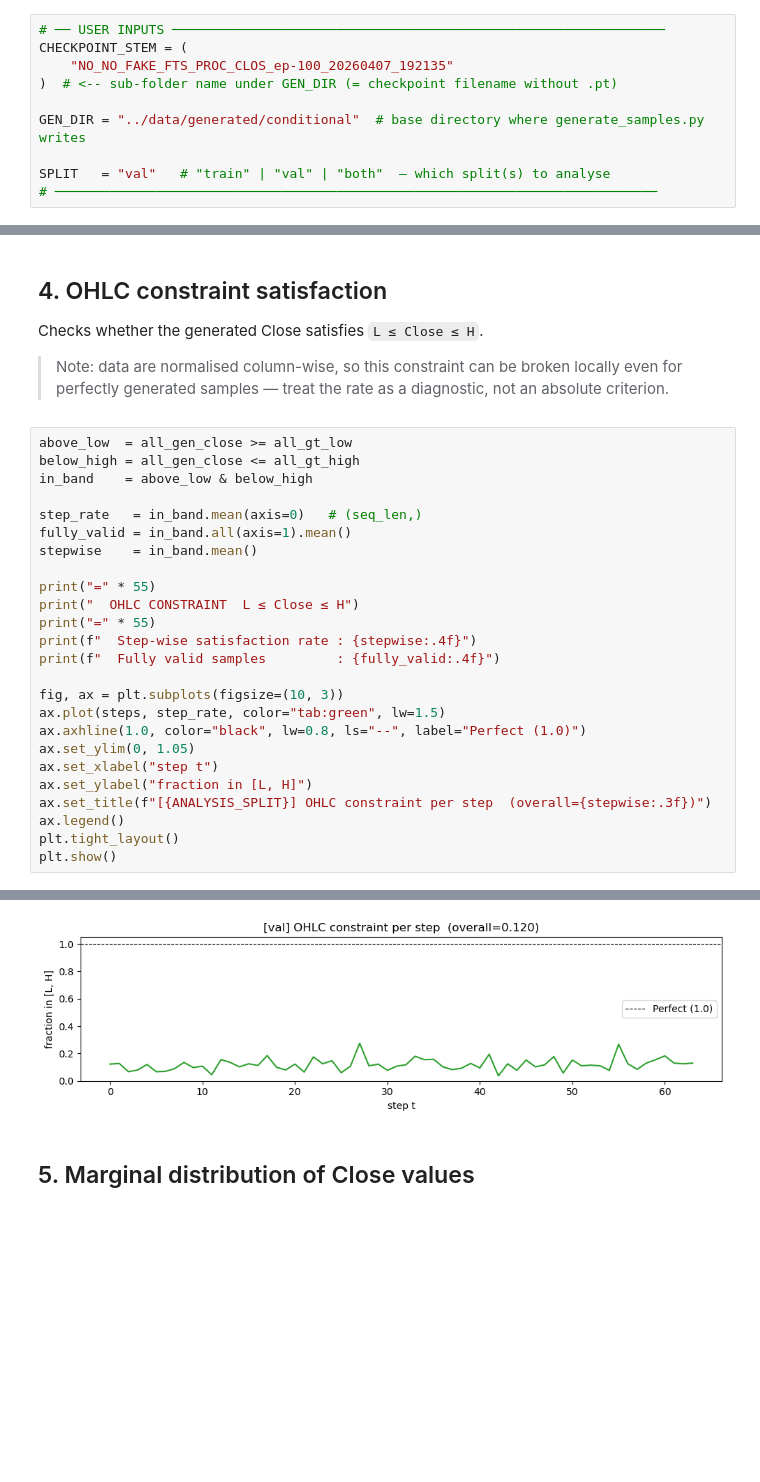
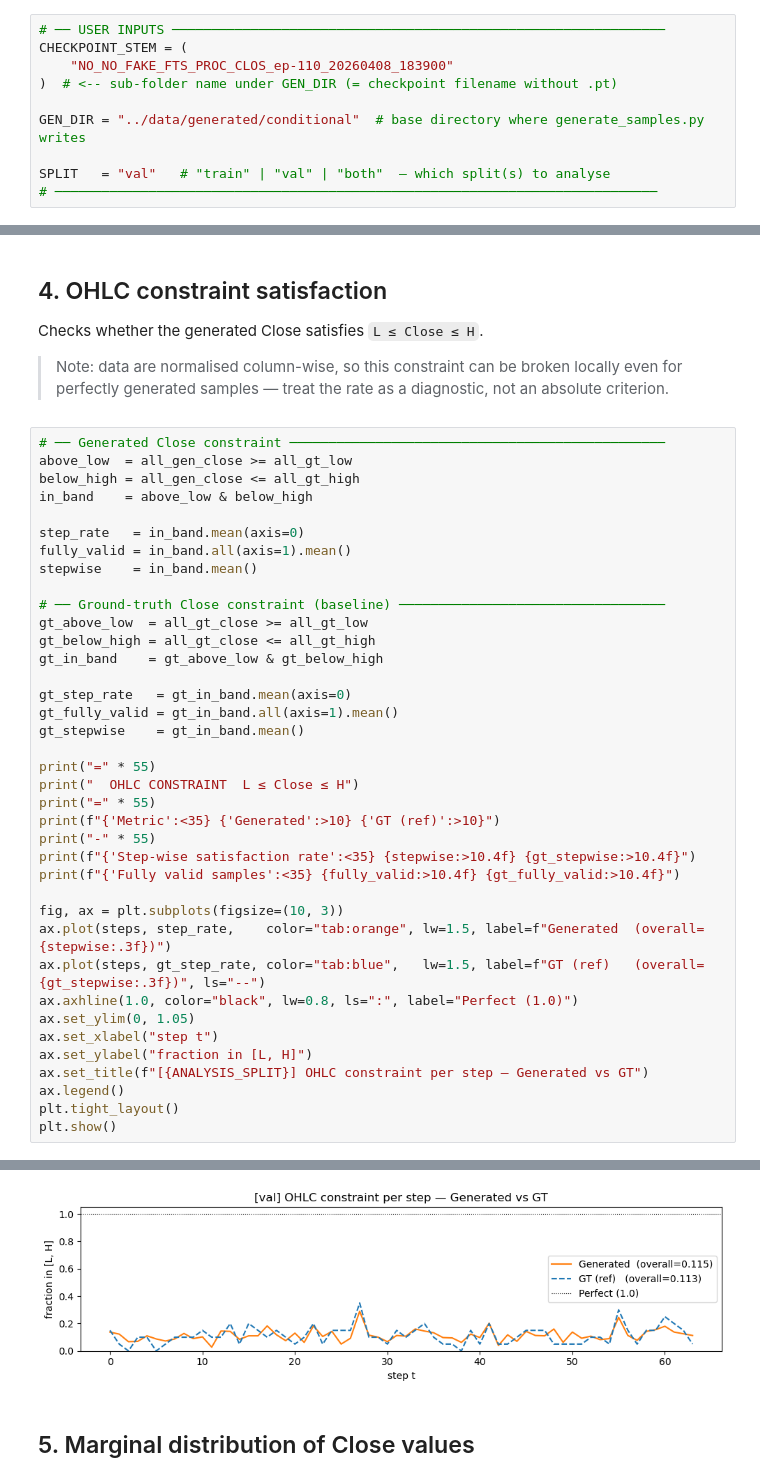
Before and after one commit to GiacomoNegri/Master-Thesis, a Jupyter notebook: notebooks/OHLC_conditional_csv_analysis.ipynb, the cells around one changed output, grey strips where cells are left out. Cells and saved outputs as stored; diff of their text form; blank space fills up the shorter version.

```diff
--- a/notebooks/OHLC_conditional_csv_analysis.ipynb
+++ b/notebooks/OHLC_conditional_csv_analysis.ipynb
@@ -20,7 +20,7 @@ CSV schemas
 # %%
 # ── USER INPUTS ───────────────────────────────────────────────────────────────
 CHECKPOINT_STEM = (
-    "NO_NO_FAKE_FTS_PROC_CLOS_ep-100_20260407_192135"
+    "NO_NO_FAKE_FTS_PROC_CLOS_ep-110_20260408_183900"
 )  # <-- sub-folder name under GEN_DIR (= checkpoint filename without .pt)
 
 GEN_DIR = "../data/generated/conditional"  # base directory where generate_samples.py writes
@@ -209,27 +210,40 @@ Checks whether the generated Close satisfies `L ≤ Close ≤ H`.
 
 > Note: data are normalised column-wise, so this constraint can be broken locally even for perfectly generated samples — treat the rate as a diagnostic, not an absolute criterion.
 # %%
+# ── Generated Close constraint ────────────────────────────────────────────────
 above_low  = all_gen_close >= all_gt_low
 below_high = all_gen_close <= all_gt_high
 in_band    = above_low & below_high
 
-step_rate   = in_band.mean(axis=0)   # (seq_len,)
+step_rate   = in_band.mean(axis=0)
 fully_valid = in_band.all(axis=1).mean()
 stepwise    = in_band.mean()
+
+# ── Ground-truth Close constraint (baseline) ──────────────────────────────────
+gt_above_low  = all_gt_close >= all_gt_low
+gt_below_high = all_gt_close <= all_gt_high
+gt_in_band    = gt_above_low & gt_below_high
+
+gt_step_rate   = gt_in_band.mean(axis=0)
+gt_fully_valid = gt_in_band.all(axis=1).mean()
+gt_stepwise    = gt_in_band.mean()
 
 print("=" * 55)
 print("  OHLC CONSTRAINT  L ≤ Close ≤ H")
 print("=" * 55)
-print(f"  Step-wise satisfaction rate : {stepwise:.4f}")
-print(f"  Fully valid samples         : {fully_valid:.4f}")
+print(f"{'Metric':<35} {'Generated':>10} {'GT (ref)':>10}")
+print("-" * 55)
+print(f"{'Step-wise satisfaction rate':<35} {stepwise:>10.4f} {gt_stepwise:>10.4f}")
+print(f"{'Fully valid samples':<35} {fully_valid:>10.4f} {gt_fully_valid:>10.4f}")
 
 fig, ax = plt.subplots(figsize=(10, 3))
-ax.plot(steps, step_rate, color="tab:green", lw=1.5)
-ax.axhline(1.0, color="black", lw=0.8, ls="--", label="Perfect (1.0)")
+ax.plot(steps, step_rate,    color="tab:orange", lw=1.5, label=f"Generated  (overall={stepwise:.3f})")
+ax.plot(steps, gt_step_rate, color="tab:blue",   lw=1.5, label=f"GT (ref)   (overall={gt_stepwise:.3f})", ls="--")
+ax.axhline(1.0, color="black", lw=0.8, ls=":", label="Perfect (1.0)")
 ax.set_ylim(0, 1.05)
 ax.set_xlabel("step t")
 ax.set_ylabel("fraction in [L, H]")
-ax.set_title(f"[{ANALYSIS_SPLIT}] OHLC constraint per step  (overall={stepwise:.3f})")
+ax.set_title(f"[{ANALYSIS_SPLIT}] OHLC constraint per step — Generated vs GT")
 ax.legend()
 plt.tight_layout()
 plt.show()
@@ -242,4 +258,4 @@ plt.show()
-[figure, old version]
+[figure, new version]
 # %% [markdown]
 ## 5. Marginal distribution of Close values
 # %%
```
Also changed, not shown: parts of 6 cells of this notebook, 2 other files.
